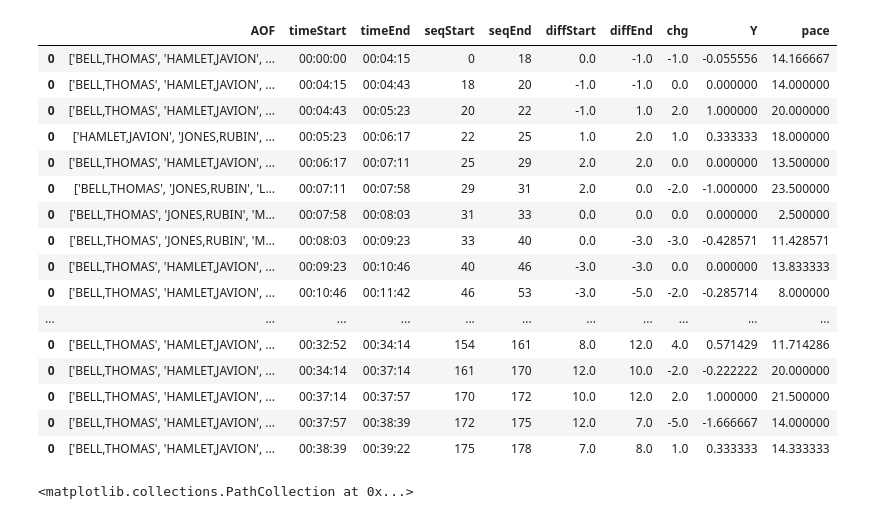
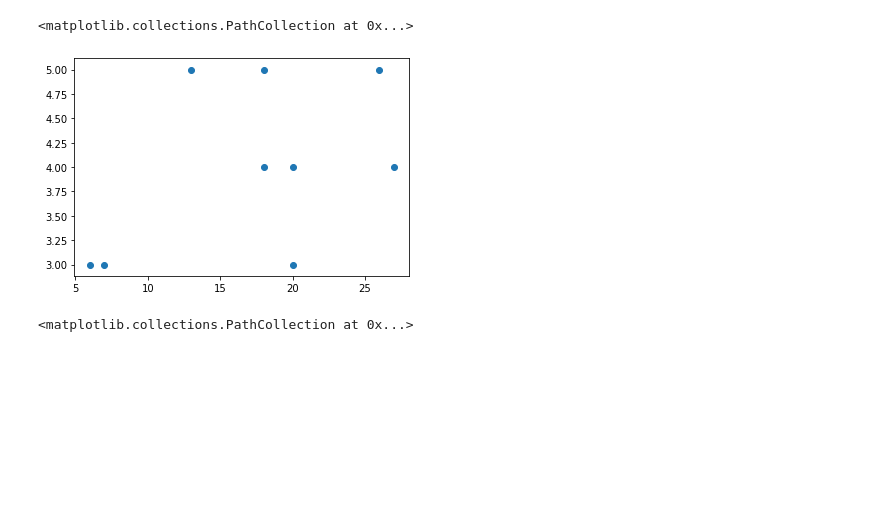
Before and after one commit to SamCD/Mean-Green-Scraper, a Jupyter notebook: Mean Green Scraper.ipynb, the cells around one changed output. Cells and saved outputs as stored; diff of their text form; code cells hidden in the pictures; blank space fills up the shorter version.

```diff
--- a/Mean Green Scraper.ipynb
+++ b/Mean Green Scraper.ipynb
@@ -419,0 +414,3 @@ pd.DataFrame(playerPM['A']).T[['pm','tmp']].rename(columns={'pm':'Plus-Minus','t
+# %%
+HPM = pd.DataFrame(playerPM['H']).T[['pm','tmp']].rename(columns={'pm':'Plus-Minus','tmp':'Total Minutes Played'})
+HPM
@@ -420,3 +428,10 @@ pd.DataFrame(playerPM['A']).T[['pm','tmp']].rename(columns={'pm':'Plus-Minus','t
+# %%
+plt.scatter(HPM['Total Minutes Played']
+            ,HPM['Plus-Minus']
+           )
+# %% [output]
+<matplotlib.collections.PathCollection at 0x...>
+[figure, added]
 # %%
 stints['chg'] = stints['diffEnd']-stints['diffStart']
 
@@ -424,26 +439,9 @@ stints['chg'] = stints['diffEnd']-stints['diffStart']
 #stints['lH'] = stints['HOF'].apply(len)
 
 stints['pace'] = (stints['timeEnd']-stints['timeStart']).astype('timedelta64[s]')/(stints['seqEnd']-stints['seqStart'])
-
-stints[['AOF','timeStart','timeEnd','seqStart','seqEnd','diffStart','diffEnd','chg','Y','pace']]
+stints['timeStart'] = pd.to_timedelta('00:40:00') - stints['timeStart']
+stints['timeEnd'] = pd.to_timedelta('00:40:00') - stints['timeEnd']
+#stints[['AOF','timeStart','timeEnd','seqStart','seqEnd','diffStart','diffEnd','chg','Y','pace']]
-# %% [output]
-|  | AOF | timeStart | timeEnd | seqStart | seqEnd | diffStart | diffEnd | chg | Y | pace |
-| 0 | ['BELL,THOMAS', 'HAMLET,JAVION', ... | 00:00:00 | 00:04:15 | 0 | 18 | 0.0 | -1.0 | -1.0 | -0.055556 | 14.166667 |
-| 0 | ['BELL,THOMAS', 'HAMLET,JAVION', ... | 00:04:15 | 00:04:43 | 18 | 20 | -1.0 | -1.0 | 0.0 | 0.000000 | 14.000000 |
-| 0 | ['BELL,THOMAS', 'HAMLET,JAVION', ... | 00:04:43 | 00:05:23 | 20 | 22 | -1.0 | 1.0 | 2.0 | 1.000000 | 20.000000 |
-| 0 | ['HAMLET,JAVION', 'JONES,RUBIN', ... | 00:05:23 | 00:06:17 | 22 | 25 | 1.0 | 2.0 | 1.0 | 0.333333 | 18.000000 |
-| 0 | ['BELL,THOMAS', 'HAMLET,JAVION', ... | 00:06:17 | 00:07:11 | 25 | 29 | 2.0 | 2.0 | 0.0 | 0.000000 | 13.500000 |
-| 0 | ['BELL,THOMAS', 'JONES,RUBIN', 'L... | 00:07:11 | 00:07:58 | 29 | 31 | 2.0 | 0.0 | -2.0 | -1.000000 | 23.500000 |
-| 0 | ['BELL,THOMAS', 'JONES,RUBIN', 'M... | 00:07:58 | 00:08:03 | 31 | 33 | 0.0 | 0.0 | 0.0 | 0.000000 | 2.500000 |
-| 0 | ['BELL,THOMAS', 'JONES,RUBIN', 'M... | 00:08:03 | 00:09:23 | 33 | 40 | 0.0 | -3.0 | -3.0 | -0.428571 | 11.428571 |
-| 0 | ['BELL,THOMAS', 'HAMLET,JAVION', ... | 00:09:23 | 00:10:46 | 40 | 46 | -3.0 | -3.0 | 0.0 | 0.000000 | 13.833333 |
-| 0 | ['BELL,THOMAS', 'HAMLET,JAVION', ... | 00:10:46 | 00:11:42 | 46 | 53 | -3.0 | -5.0 | -2.0 | -0.285714 | 8.000000 |
-| ... | ... | ... | ... | ... | ... | ... | ... | ... | ... | ... |
-| 0 | ['BELL,THOMAS', 'HAMLET,JAVION', ... | 00:32:52 | 00:34:14 | 154 | 161 | 8.0 | 12.0 | 4.0 | 0.571429 | 11.714286 |
-| 0 | ['BELL,THOMAS', 'HAMLET,JAVION', ... | 00:34:14 | 00:37:14 | 161 | 170 | 12.0 | 10.0 | -2.0 | -0.222222 | 20.000000 |
-| 0 | ['BELL,THOMAS', 'HAMLET,JAVION', ... | 00:37:14 | 00:37:57 | 170 | 172 | 10.0 | 12.0 | 2.0 | 1.000000 | 21.500000 |
-| 0 | ['BELL,THOMAS', 'HAMLET,JAVION', ... | 00:37:57 | 00:38:39 | 172 | 175 | 12.0 | 7.0 | -5.0 | -1.666667 | 14.000000 |
-| 0 | ['BELL,THOMAS', 'HAMLET,JAVION', ... | 00:38:39 | 00:39:22 | 175 | 178 | 7.0 | 8.0 | 1.0 | 0.333333 | 14.333333 |
 # %%
 plt.scatter(stints['pace'],stints['Y'])
 # %% [output]
```
Also changed, not shown: parts of 10 cells of this notebook, 1 other file.
